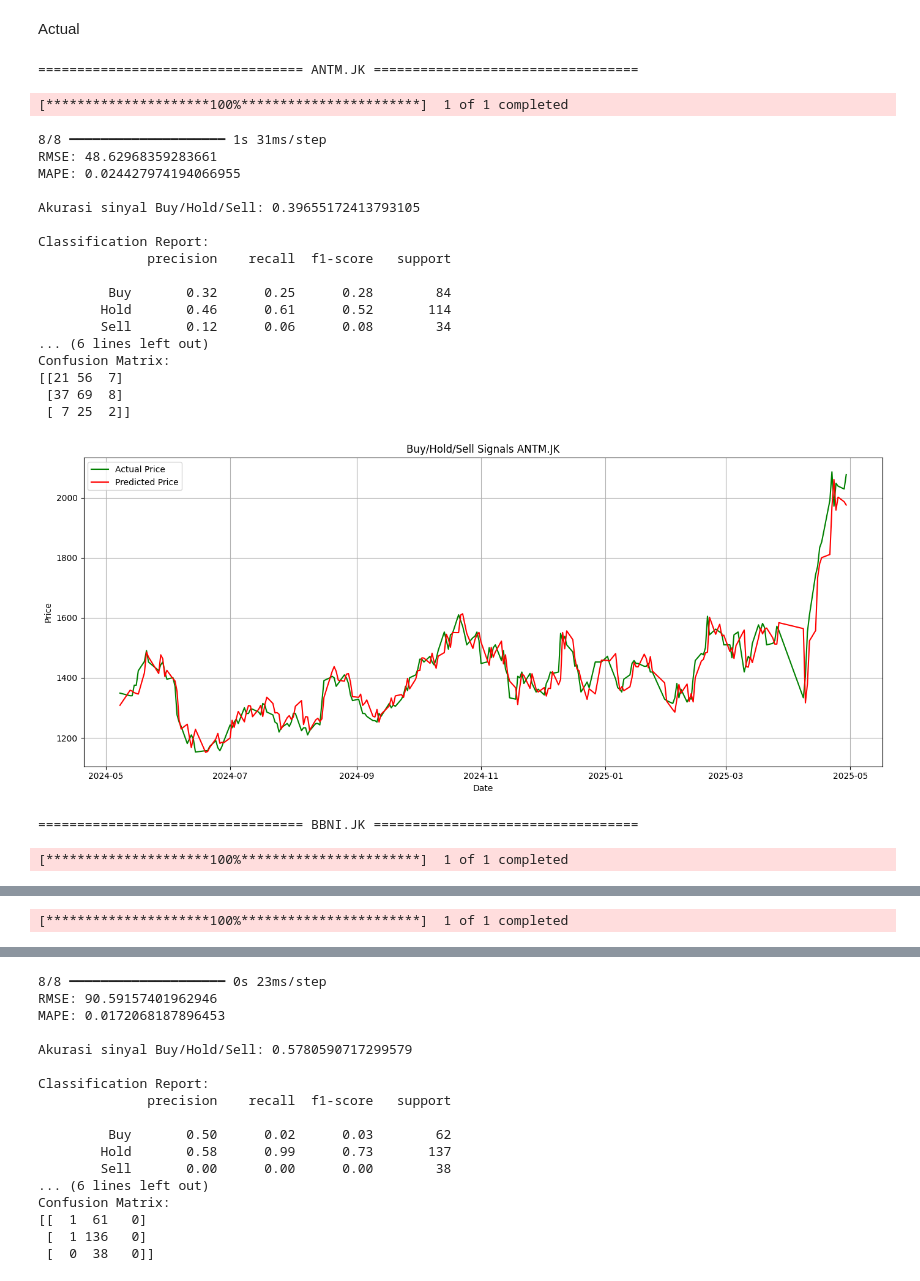
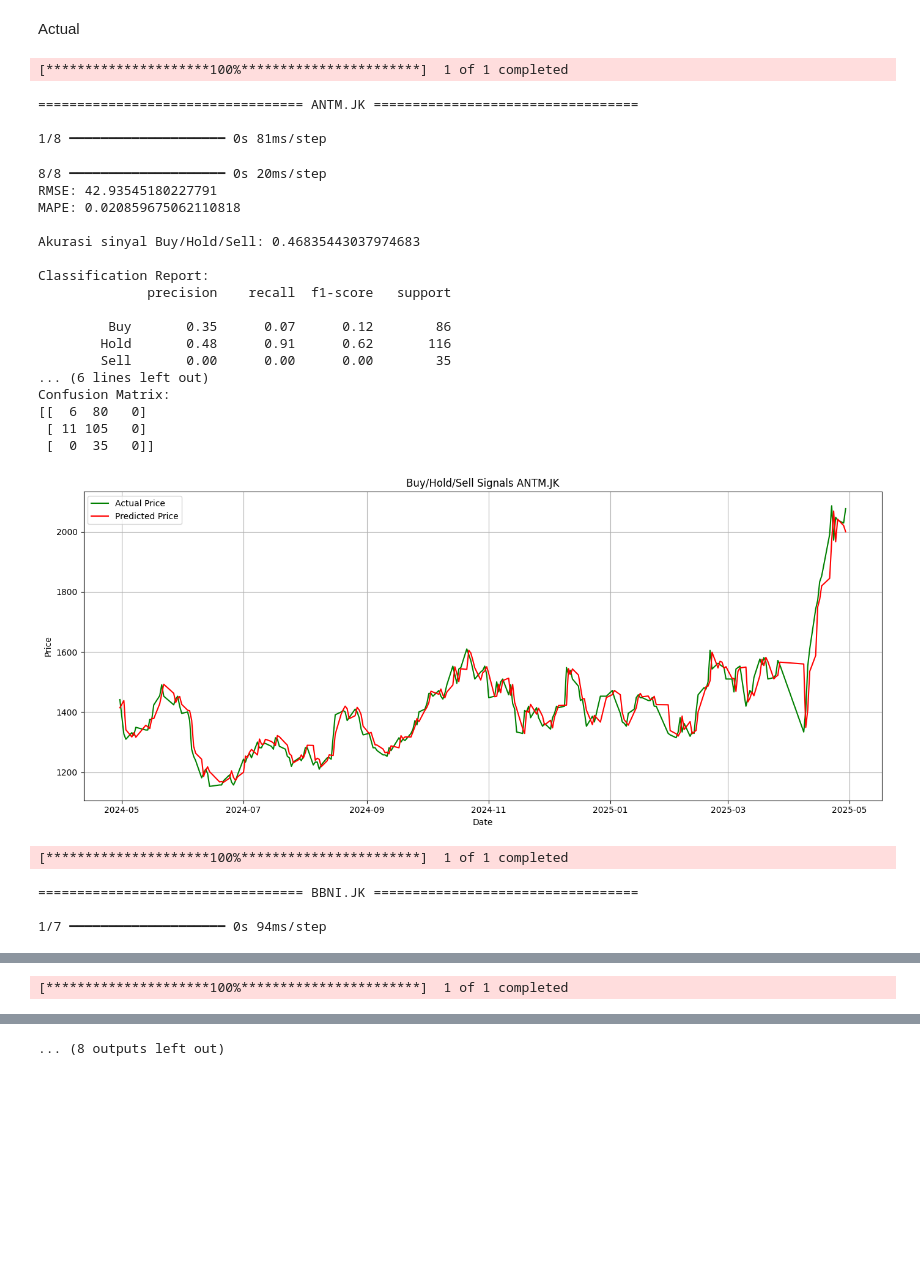
Before and after one commit to PickleNoToxic/eda-and-modeling-RekomendasiSaham, a Jupyter notebook: Model_Forecasting_Nilai_Tukar_RNN.ipynb, the cells around one changed output, grey strips where cells are left out. Cells and saved outputs as stored; diff of their text form; code cells hidden in the pictures; blank space fills up the shorter version.

```diff
--- a/Model_Forecasting_Nilai_Tukar_RNN.ipynb
+++ b/Model_Forecasting_Nilai_Tukar_RNN.ipynb
@@ -1577,7 +1577,7 @@ np.random.seed(seed_value)
 tf.random.set_seed(seed_value)
 
 stocks = ['ANTM.JK', 'BBNI.JK', 'BBRI.JK', 'BMRI.JK', 'TLKM.JK']
-time_steps_list = [30, 90, 10, 90, 90]
+time_steps_list = [10, 90, 10, 60, 30]
 
 def create_dataset(data, time_step):
     X, y = [], []
@@ -1776,7 +1776,7 @@ np.random.seed(seed_value)
 tf.random.set_seed(seed_value)
 
 stocks = ['ANTM.JK', 'BBNI.JK', 'BBRI.JK', 'BMRI.JK', 'TLKM.JK']
-time_steps_list = [30, 90, 10, 90, 90]
+time_steps_list = [10, 90, 10, 60, 30]
 
 def create_dataset(data, time_step):
     X, y = [], []
@@ -1886,11 +1886,11 @@ for i, stock in enumerate(stocks):
   # ================================
   step_ahead = 1
   thresholds = {
-      "ANTM.JK": (0.02, 0.02),
-      "BBNI.JK": (0.03, 0.01),
-      "BBRI.JK": (0.02, 0.02),
-      "BMRI.JK": (0.03, 0.01),
-      "TLKM.JK": (0.02, 0.03)
+      "ANTM.JK": (0.02, 0.01),
+      "BBNI.JK": (0.01, 0.02),
+      "BBRI.JK": (0.02, 0.01),
+      "BMRI.JK": (0.01, 0.03),
+      "TLKM.JK": (0.01, 0.01)
   }
 
   y_test_inv = y_test_inv[-30:]
@@ -2045,7 +2011,7 @@ np.random.seed(seed_value)
 tf.random.set_seed(seed_value)
 
 stocks = ['ANTM.JK', 'BBNI.JK', 'BBRI.JK', 'BMRI.JK', 'TLKM.JK']
-time_steps_list = [30, 90, 10, 90, 90]
+time_steps_list = [10, 90, 10, 60, 30]
 
 def create_dataset(data, time_step):
     X, y = [], []
@@ -2153,45 +2119,49 @@ for i, stock in enumerate(stocks):
   accuracy = accuracy_score(signals_actual, signals_pred)
   print("\nAkurasi sinyal Buy/Hold/Sell:", accuracy)
 
   print("\nClassification Report:")
   print(classification_report(signals_actual, signals_pred))
 
   print("\nConfusion Matrix:")
   print(confusion_matrix(signals_actual, signals_pred))
 
   # ================================
   # 9. Plot hasil
   # ================================
   plt.figure(figsize=(14,6))
   plt.plot(dates_eval, y_test_inv[:-step_ahead], label='Actual Price', color='green')
   plt.plot(dates_eval, y_pred_inv[:-step_ahead], label='Predicted Price', color='red')
   plt.title("Buy/Hold/Sell Signals "+stock)
   plt.xlabel("Date")
   plt.ylabel("Price")
   plt.legend()
   plt.grid(True)
   plt.tight_layout()
   plt.show()
 # %% [output]
-================================== ANTM.JK ==================================
+[*********************100%***********************]  1 of 1 completed
-[*********************100%***********************]  1 of 1 completed
+================================== ANTM.JK ==================================
+
+1/8 ━━━━━━━━━━━━━━━━━━━━ 0s 81ms/step
-8/8 ━━━━━━━━━━━━━━━━━━━━ 1s 31ms/step
-RMSE: 48.62968359283661
-MAPE: 0.024427974194066955
+8/8 ━━━━━━━━━━━━━━━━━━━━ 0s 20ms/step
+RMSE: 42.93545180227791
+MAPE: 0.020859675062110818
 
-Akurasi sinyal Buy/Hold/Sell: 0.39655172413793105
+Akurasi sinyal Buy/Hold/Sell: 0.46835443037974683
 
 Classification Report:
               precision    recall  f1-score   support
 
-         Buy       0.32      0.25      0.28        84
-        Hold       0.46      0.61      0.52       114
-        Sell       0.12      0.06      0.08        34
+         Buy       0.35      0.07      0.12        86
+        Hold       0.48      0.91      0.62       116
+        Sell       0.00      0.00      0.00        35
 ... (6 lines left out)
 Confusion Matrix:
-[[21 56  7]
- [37 69  8]
- [ 7 25  2]]
+[[  6  80   0]
+ [ 11 105   0]
+ [  0  35   0]]
-[figure, old version]
+[figure, new version]
-================================== BBNI.JK ==================================
+[*********************100%***********************]  1 of 1 completed
-[*********************100%***********************]  1 of 1 completed
+================================== BBNI.JK ==================================
+
+1/7 ━━━━━━━━━━━━━━━━━━━━ 0s 94ms/step
@@ -2219,17 +2208 @@ WARNING:tensorflow:5 out of the last 16 calls to <function TensorFlowTrainer.mak
-8/8 ━━━━━━━━━━━━━━━━━━━━ 0s 23ms/step
-RMSE: 90.59157401962946
-MAPE: 0.0172068187896453
-
-Akurasi sinyal Buy/Hold/Sell: 0.5780590717299579
-
-Classification Report:
-              precision    recall  f1-score   support
-
-         Buy       0.50      0.02      0.03        62
-        Hold       0.58      0.99      0.73       137
-        Sell       0.00      0.00      0.00        38
-... (6 lines left out)
-Confusion Matrix:
-[[  1  61   0]
- [  1 136   0]
- [  0  38   0]]
+... (8 outputs left out)
```
Also changed, not shown: parts of 3 cells of this notebook, 12 other files.
